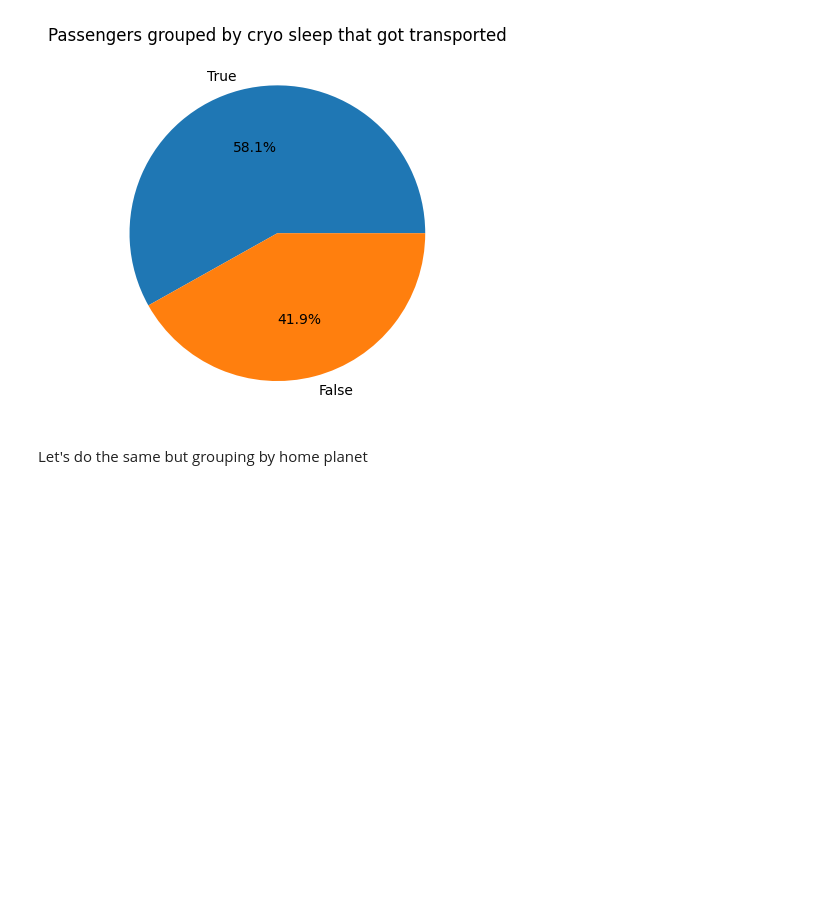
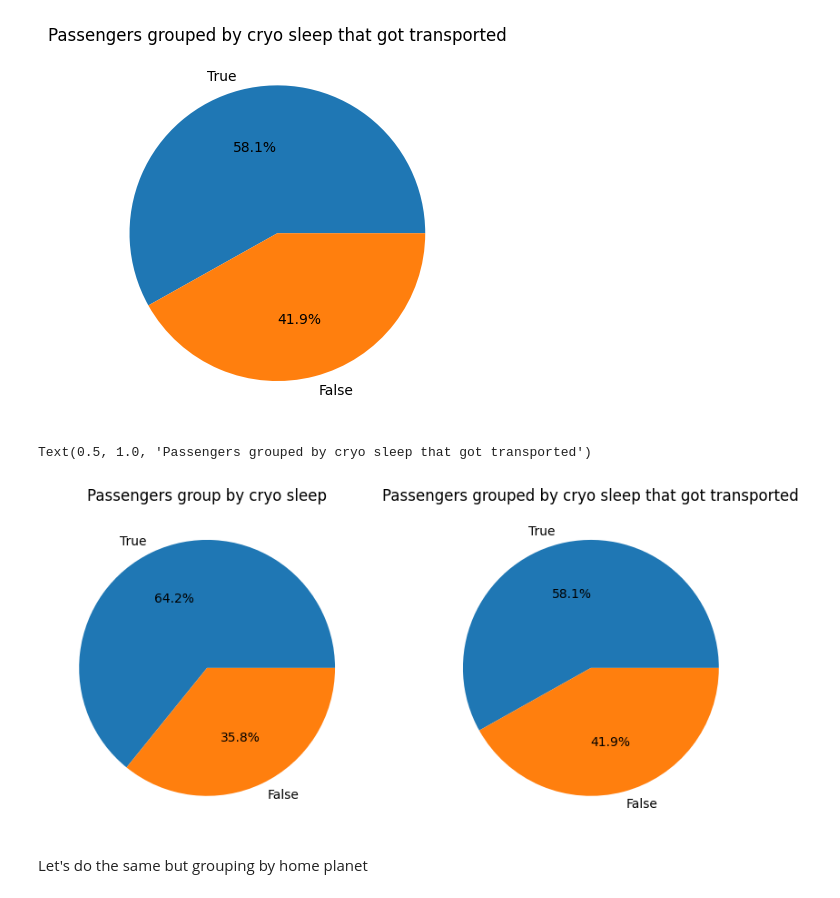
Before and after one commit to Braxion06/spaceship_titanic_competition, a Jupyter notebook: notebooks/001-data_preparation.ipynb, the cells around one changed output. Cells and saved outputs as stored; diff of their text form; code cells hidden in the pictures; blank space fills up the shorter version.

```diff
--- a/notebooks/001-data_preparation.ipynb
+++ b/notebooks/001-data_preparation.ipynb
@@ -158,6 +178,15 @@ ax.set_title('Passengers grouped by cryo sleep that got transported')
 # %% [output]
 Text(0.5, 1.0, 'Passengers grouped by cryo sleep that got transported')
 [figure]
+# %%
+fig, ax = plt.subplots(1, 2, figsize=(10,5))
+ax[0].pie(df.groupby('CryoSleep').count()['PassengerId'], labels=df_grouped_cryo.index, autopct='%.1f%%')
+ax[0].set_title('Passengers group by cryo sleep')
+ax[1].pie(df_grouped_cryo, labels=df_grouped_cryo.index, autopct='%.1f%%')
+ax[1].set_title('Passengers grouped by cryo sleep that got transported')
+# %% [output]
+Text(0.5, 1.0, 'Passengers grouped by cryo sleep that got transported')
+[figure, added]
 # %% [markdown]
 Let's do the same but grouping by home planet
 # %%
```
Also changed, not shown: parts of 3 cells of this notebook.
